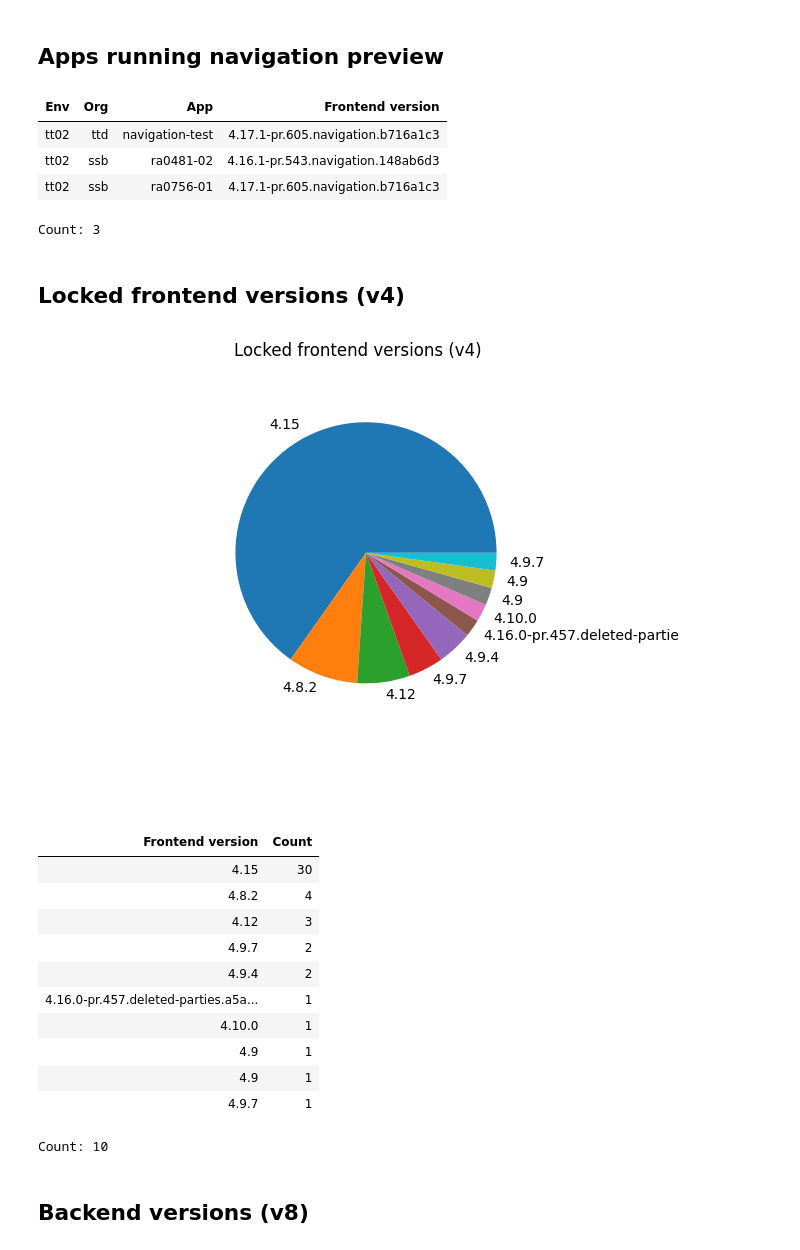
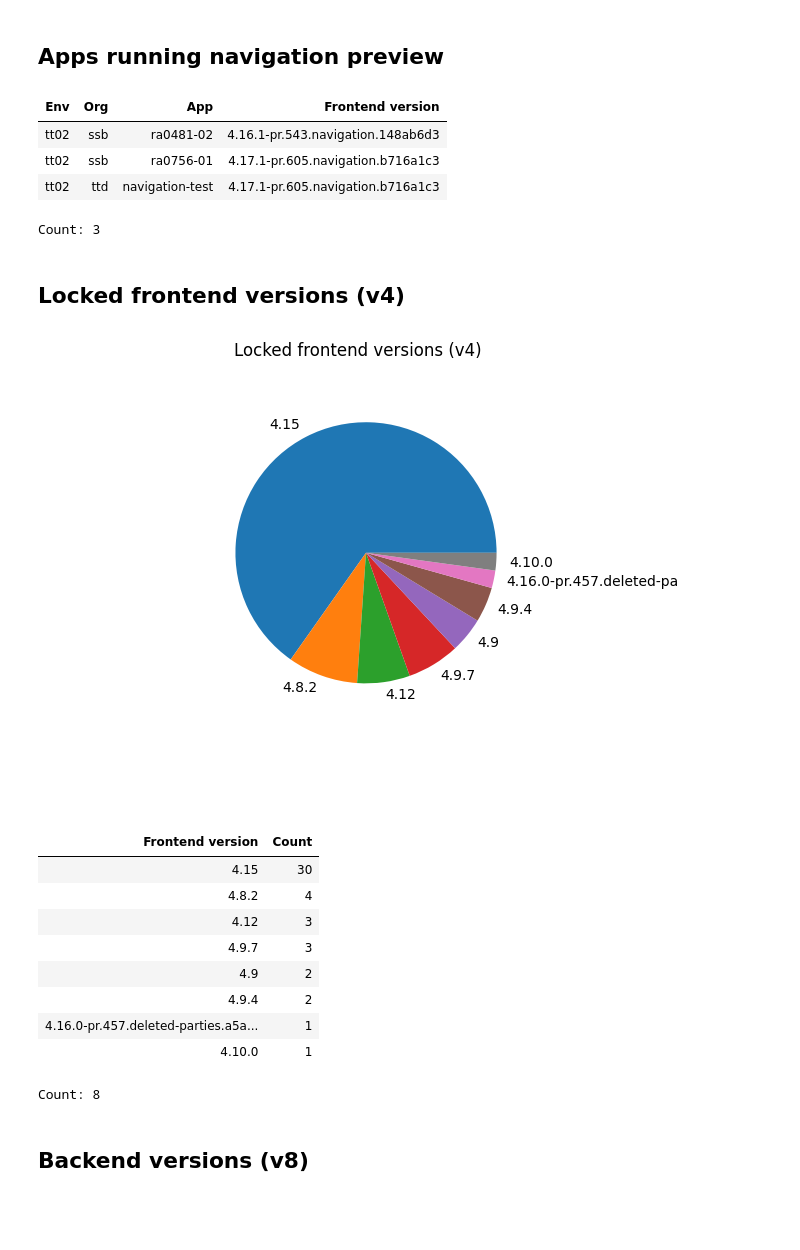
Before and after one commit to bjosttveit/altinn-app-insight, a Jupyter notebook: notebooks/version.ipynb, the cells around one changed output. Cells and saved outputs as stored; diff of their text form; code cells hidden in the pictures; blank space fills up the shorter version.

```diff
--- a/notebooks/version.ipynb
+++ b/notebooks/version.ipynb
@@ -12,47 +12,45 @@ from pathlib import Path
 from analyze import Apps
 from typing import cast
 
-cache_dir = Path("../data")
+apps_dir = Path("../data")
 # %% [markdown]
 # Queries
 # %% [markdown]
 ## Apps running navigation preview
 # %%
-with Apps.init(cache_dir) as apps:
+with Apps.init(apps_dir) as apps:
         apps.where(lambda app: ".navigation." in app.frontend_version) \
         .select({"Frontend version": lambda app: app.frontend_version}) \
         .table()
 # %% [output]
 | Env | Org | App | Frontend version |
-| tt02 | ttd | navigation-test | 4.17.1-pr.605.navigation.b716a1c3 |
 | tt02 | ssb | ra0481-02 | 4.16.1-pr.543.navigation.148ab6d3 |
 | tt02 | ssb | ra0756-01 | 4.17.1-pr.605.navigation.b716a1c3 |
+| tt02 | ttd | navigation-test | 4.17.1-pr.605.navigation.b716a1c3 |
 Count: 3
 # %% [markdown]
 ## Locked frontend versions (v4)
 # %%
-with Apps.init(cache_dir) as apps:
+with Apps.init(apps_dir) as apps:
     frontend_versions = apps.where(lambda app: app.env == "prod" and app.frontend_version.major == 4 and app.frontend_version != "4") \
     .group_by({"Frontend version": lambda app: app.frontend_version}) \
     .select({"Count": lambda apps: apps.length}) \
     .order_by(lambda apps: (apps.length, apps.groupings["Frontend version"]), reverse=True) \
 
     frontend_versions.pie(title="Locked frontend versions (v4)", x="Frontend version", y="Count")
     frontend_versions.table()
 # %% [output]
-[figure, old version]
+[figure, new version]
 | Frontend version | Count |
 | 4.15 | 30 |
 | 4.8.2 | 4 |
 | 4.12 | 3 |
-| 4.9.7 | 2 |
+| 4.9.7 | 3 |
+| 4.9 | 2 |
 | 4.9.4 | 2 |
 | 4.16.0-pr.457.deleted-parties.a5a... | 1 |
 | 4.10.0 | 1 |
-| 4.9 | 1 |
-| 4.9 | 1 |
-| 4.9.7 | 1 |
-Count: 10
+Count: 8
 # %% [markdown]
 ## Backend versions (v8)
 # %%
```
Also changed, not shown: parts of 3 cells of this notebook, 7 other files.
